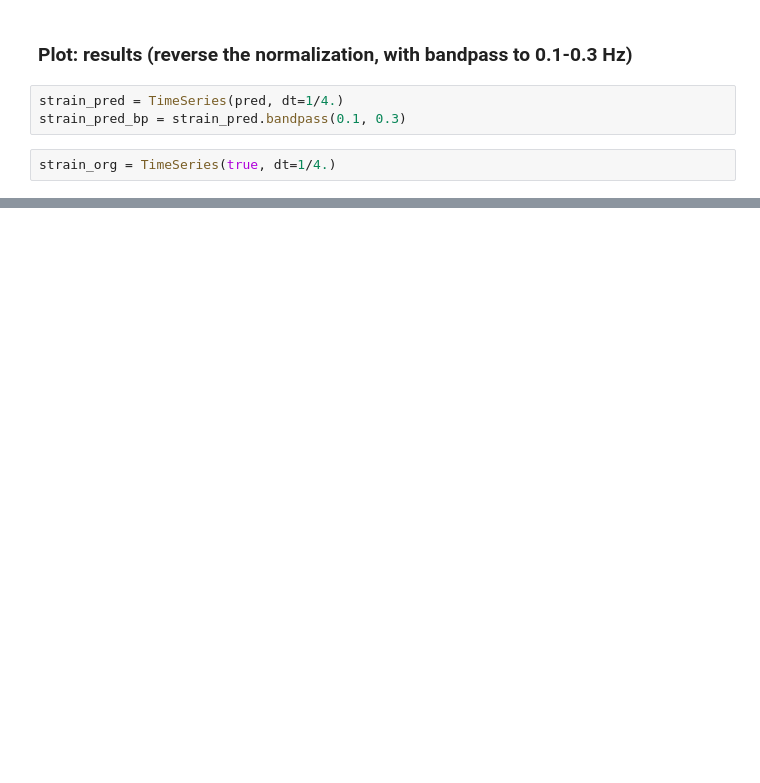
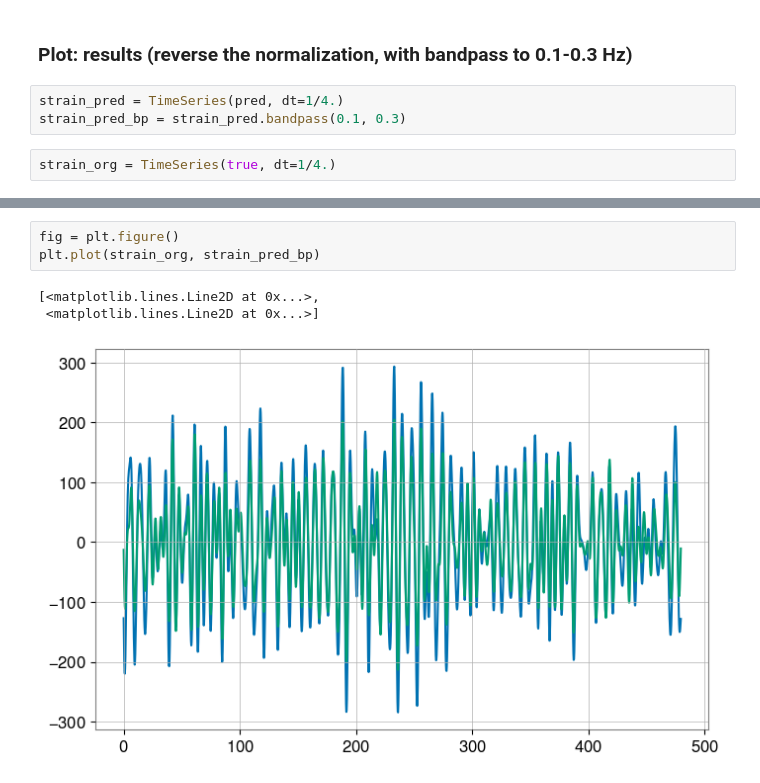
Before and after one commit to chreissel/ML4Seismic, a Jupyter notebook: Deepclean.ipynb, the cells around one changed output, grey strips where cells are left out. Saved outputs shown, nothing was run; the diff lists cells and outputs as text; blank space fills up the shorter version.

```diff
--- a/Deepclean.ipynb
+++ b/Deepclean.ipynb
@@ -220,0 +227,7 @@ plt.legend()
+# %%
+fig = plt.figure()
+plt.plot(strain_org, strain_pred_bp)
+# %% [output]
+[<matplotlib.lines.Line2D at 0x...>,
+ <matplotlib.lines.Line2D at 0x...>]
+[figure, added]
```
Also changed, not shown: parts of 7 cells of this notebook.
